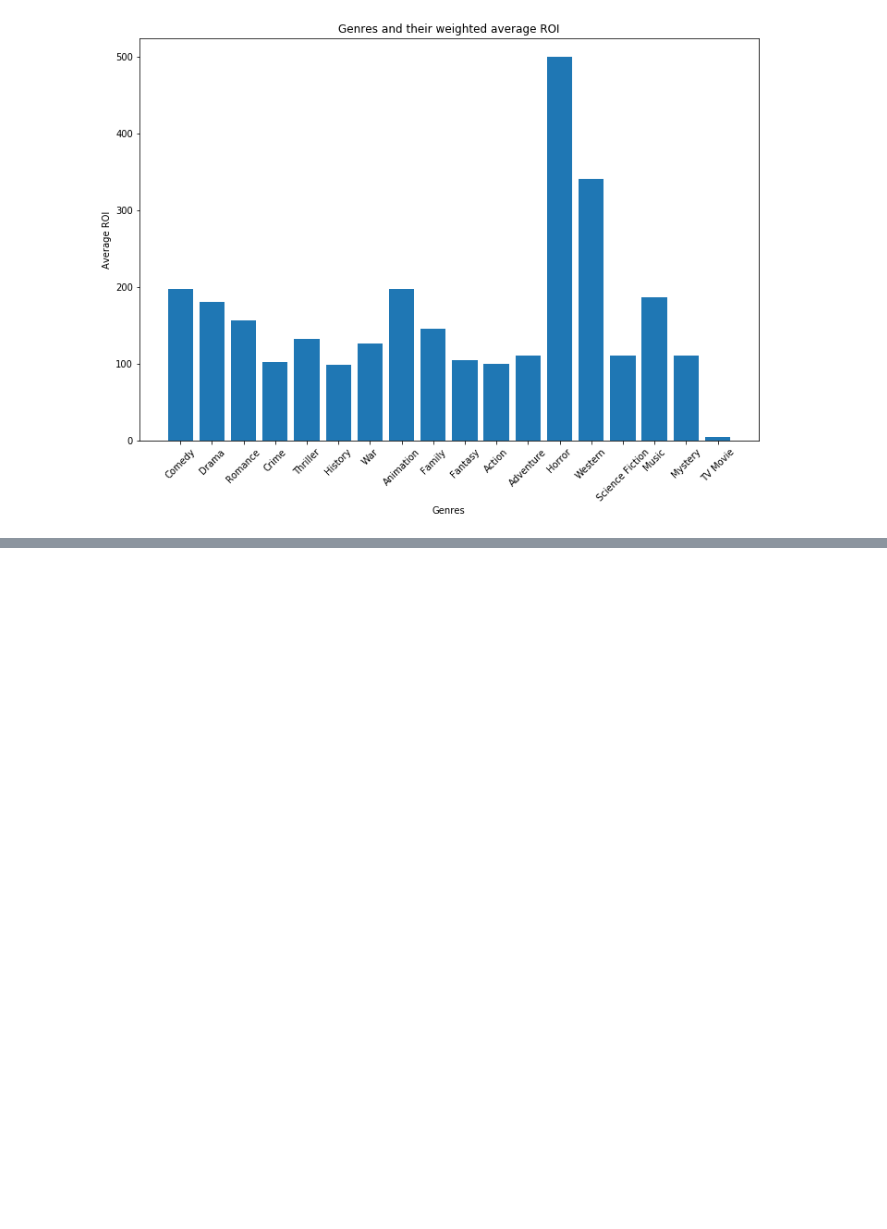
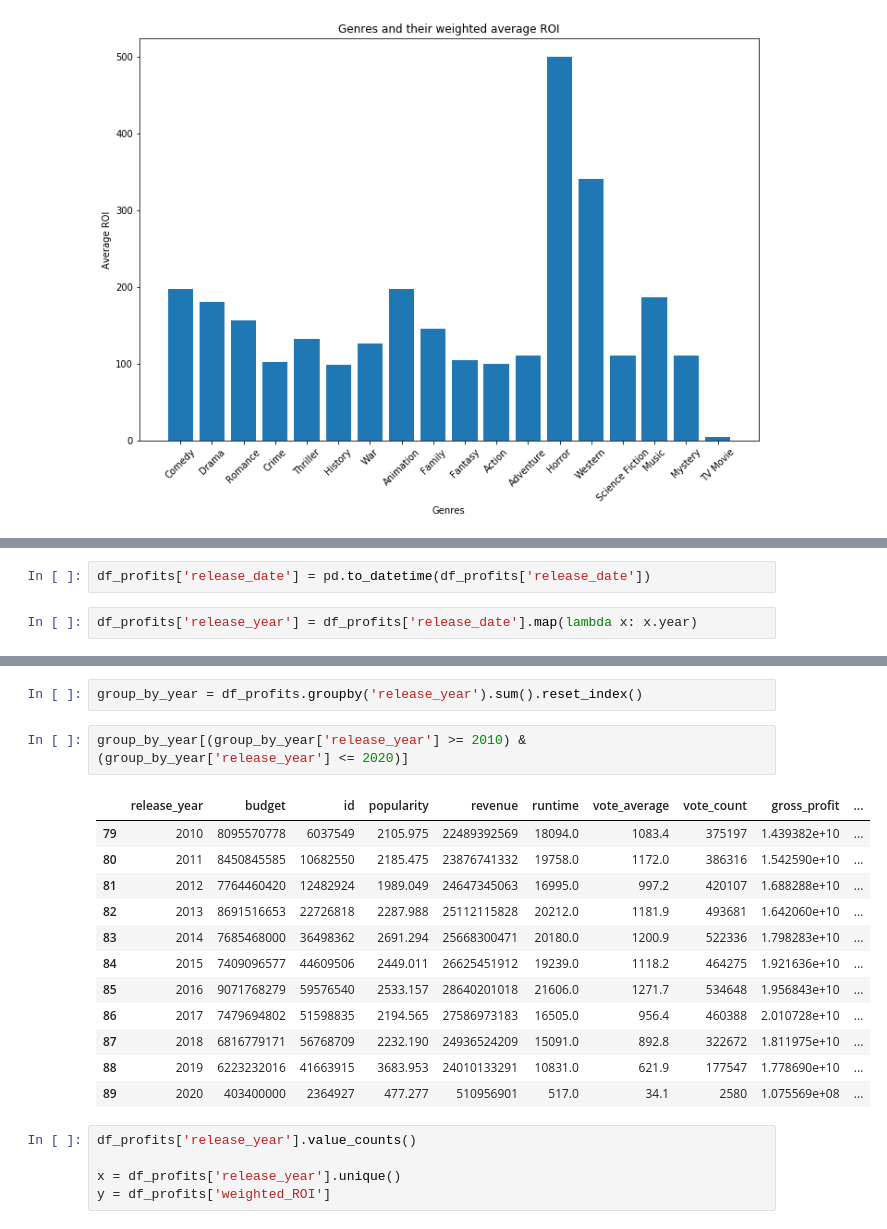
Before and after one commit to chrispfchung/mediaproject, a Jupyter notebook: Preprocessing API call Data (movieDB).ipynb, the cells around one changed output, grey strips where cells are left out. Saved outputs shown, nothing was run; the diff lists cells and outputs as text; blank space fills up the shorter version.

```diff
--- a/Preprocessing API call Data (movieDB).ipynb
+++ b/Preprocessing API call Data (movieDB).ipynb
@@ -467,0 +488,4 @@ plt.show()
+# %%
+df_profits['release_date'] = pd.to_datetime(df_profits['release_date'])
+# %%
+df_profits['release_year'] = df_profits['release_date'].map(lambda x: x.year)
@@ -467,0 +564,22 @@ plt.show()
+# %%
+group_by_year = df_profits.groupby('release_year').sum().reset_index()
+# %%
+group_by_year[(group_by_year['release_year'] >= 2010) & (group_by_year['release_year'] <= 2020)]
+# %% [output]
+|  | release_year | budget | id | popularity | revenue | runtime | vote_average | vote_count | gross_profit | ... |
+| 79 | 2010 | 8095570778 | 6037549 | 2105.975 | 22489392569 | 18094.0 | 1083.4 | 375197 | 1.439382e+10 | ... |
+| 80 | 2011 | 8450845585 | 10682550 | 2185.475 | 23876741332 | 19758.0 | 1172.0 | 386316 | 1.542590e+10 | ... |
+| 81 | 2012 | 7764460420 | 12482924 | 1989.049 | 24647345063 | 16995.0 | 997.2 | 420107 | 1.688288e+10 | ... |
+| 82 | 2013 | 8691516653 | 22726818 | 2287.988 | 25112115828 | 20212.0 | 1181.9 | 493681 | 1.642060e+10 | ... |
+| 83 | 2014 | 7685468000 | 36498362 | 2691.294 | 25668300471 | 20180.0 | 1200.9 | 522336 | 1.798283e+10 | ... |
+| 84 | 2015 | 7409096577 | 44609506 | 2449.011 | 26625451912 | 19239.0 | 1118.2 | 464275 | 1.921636e+10 | ... |
+| 85 | 2016 | 9071768279 | 59576540 | 2533.157 | 28640201018 | 21606.0 | 1271.7 | 534648 | 1.956843e+10 | ... |
+| 86 | 2017 | 7479694802 | 51598835 | 2194.565 | 27586973183 | 16505.0 | 956.4 | 460388 | 2.010728e+10 | ... |
+| 87 | 2018 | 6816779171 | 56768709 | 2232.190 | 24936524209 | 15091.0 | 892.8 | 322672 | 1.811975e+10 | ... |
+| 88 | 2019 | 6223232016 | 41663915 | 3683.953 | 24010133291 | 10831.0 | 621.9 | 177547 | 1.778690e+10 | ... |
+| 89 | 2020 | 403400000 | 2364927 | 477.277 | 510956901 | 517.0 | 34.1 | 2580 | 1.075569e+08 | ... |
+# %%
+df_profits['release_year'].value_counts()
+
+x = df_profits['release_year'].unique()
+y = df_profits['weighted_ROI']
```
Also changed, not shown: parts of 22 cells of this notebook.
